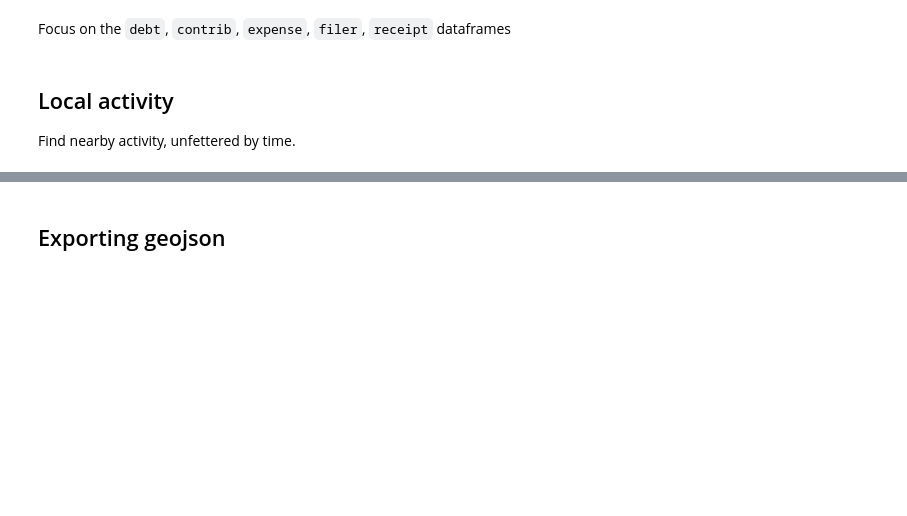
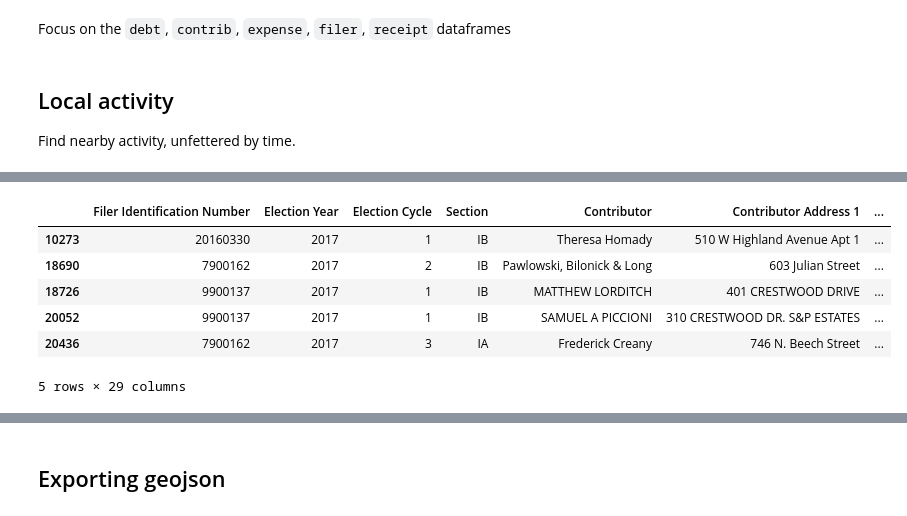
Before and after one commit to phrig/cheapest_seats_analysis, a Jupyter notebook: Exploratory analysis.ipynb, the cells around one changed output, grey strips where cells are left out. Drawn from its saved outputs; the diff is of its cells as text; code cells hidden in the pictures; blank space fills up the shorter version.

```diff
--- a/Exploratory analysis.ipynb
+++ b/Exploratory analysis.ipynb
@@ -168,2 +257,6 @@ address = (g.osm['y'], g.osm['x'])
+# %%
+geolocator = Nominatim()
+location = geolocator.geocode('Ebensburg, PA')
+address = (location.latitude, location.longitude)
 # %%
 address
@@ -179,4 +280,12 @@ debt[get_distances(address, debt) < 5]
 # %%
-contrib[get_distances(address, contrib) < 5]
+contrib[get_distances(address, contrib) < 5].head()
+# %% [output]
+|  | Filer Identification Number | Election Year | Election Cycle | Section | Contributor | Contributor Address 1 | ... |
+| 10273 | 20160330 | 2017 | 1 | IB | Theresa Homady | 510 W Highland Avenue Apt 1 | ... |
+| 18690 | 7900162 | 2017 | 2 | IB | Pawlowski, Bilonick & Long | 603 Julian Street | ... |
+| 18726 | 9900137 | 2017 | 1 | IB | MATTHEW LORDITCH | 401 CRESTWOOD DRIVE | ... |
+| 20052 | 9900137 | 2017 | 1 | IB | SAMUEL A PICCIONI | 310 CRESTWOOD DR. S&P ESTATES | ... |
+| 20436 | 7900162 | 2017 | 3 | IA | Frederick Creany | 746 N. Beech Street | ... |
+5 rows × 29 columns
 # %%
 expense[get_distances(address, expense) < 5]
```
Also changed, not shown: parts of 30 cells of this notebook, 2 other files.
